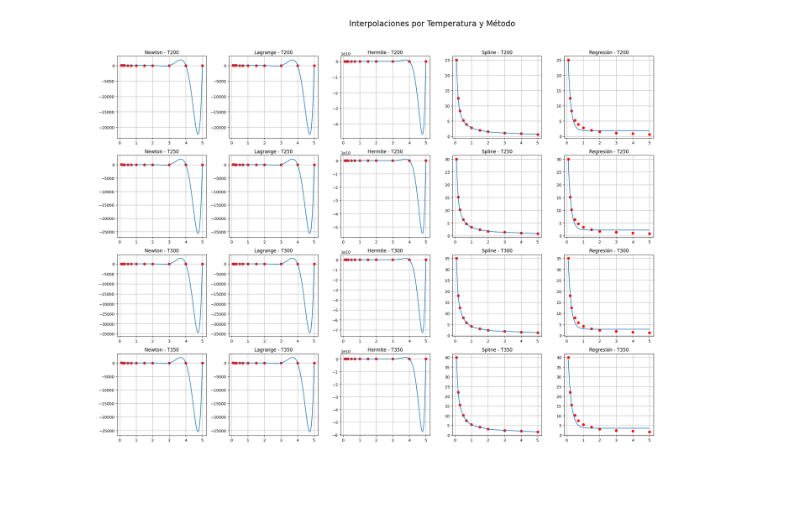
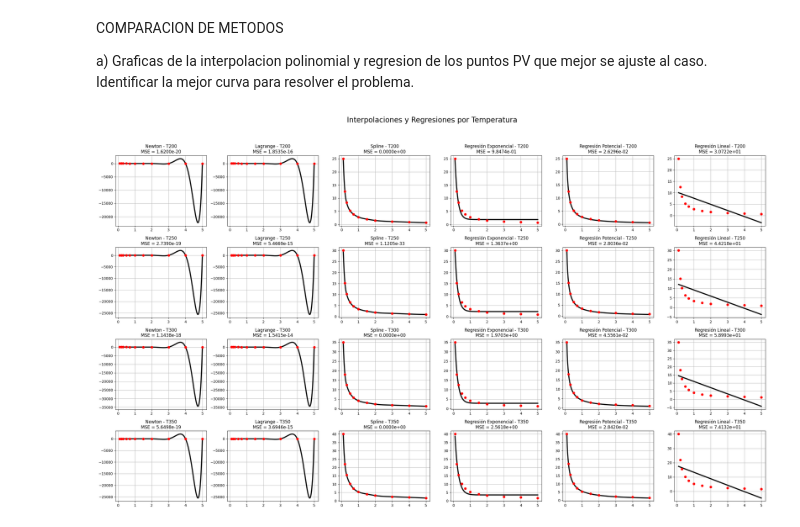
Before and after one commit to rubenelices/caso1_metodos_numericos, a Jupyter notebook: Comparacion_metodos.ipynb, the cells around one changed output. Cells and saved outputs as stored; diff of their text form; code cells hidden in the pictures; blank space fills up the shorter version.

```diff
--- a/Comparacion_metodos.ipynb
+++ b/Comparacion_metodos.ipynb
@@ -3,10 +1,17 @@ COMPARACION DE METODOS
+# %% [markdown]
+COMPARACION DE METODOS
+
+a) Graficas de la interpolacion polinomial y regresion de los puntos PV que mejor se ajuste al caso.
+Identificar la mejor curva para
+resolver el problema.
 # %%
 import numpy as np
 import matplotlib.pyplot as plt
 from scipy.interpolate import KroghInterpolator, CubicSpline, lagrange
 from scipy.optimize import curve_fit
+from sklearn.metrics import mean_squared_error
 
-# Tus datos
+# === DATOS
 datos = {
     'T200': {'P': [0.1,0.2,0.3,0.5,0.7,1.0,1.5,2.0,3.0,4.0,5.0], 'V': [25.0,12.5,8.3,5.2,3.9,2.8,2.0,1.5,1.1,0.85,0.65]},
     'T250': {'P': [0.1,0.2,0.3,0.5,0.7,1.0,1.5,2.0,3.0,4.0,5.0], 'V': [30.0,15.2,10.2,6.4,4.7,3.4,2.4,1.8,1.4,1.1,0.9]},
@@ -14,77 +19,68 @@ datos = {
     'T350': {'P': [0.1,0.2,0.3,0.5,0.7,1.0,1.5,2.0,3.0,4.0,5.0], 'V': [40.0,22.0,15.5,10.2,7.4,5.3,4.0,3.1,2.4,2.0,1.6]},
 }
 
-# Derivadas para Hermite
-derivadas_por_temperatura = {
-    'T200': {0.2: -83.50000,0.3: -24.33333,0.5: -11.00000,0.7: -4.80000,1.0: -2.37500},
-    'T250': {0.2: -99.00000,0.3: -29.33333,0.5: -13.75000,0.7: -6.00000,1.0: -2.87500},
-    'T300': {0.2: -112.50000,0.3: -33.33333,0.5: -16.75000,0.7: -7.80000,1.0: -3.50000},
-    'T350': {0.2: -122.50000,0.3: -39.33333,0.5: -20.25000,0.7: -9.80000,1.0: -4.25000}
-}
+temperaturas = ['T200', 'T250', 'T300', 'T350']
+metodos = ['Newton', 'Lagrange', 'Spline', 'Regresión Exponencial', 'Regresión Potencial', 'Regresión Lineal']
+errores = {temp: {} for temp in temperaturas}
 
-# Configuración de métodos
-temperaturas = ['T200', 'T250', 'T300', 'T350']
-metodos = ['Newton', 'Lagrange', 'Hermite', 'Spline', 'Regresión', 'Otro']
+# === FIGURA
+fig, axs = plt.subplots(nrows=4, ncols=6, figsize=(26, 16))
+fig.suptitle("Interpolaciones y Regresiones por Temperatura", fontsize=20)
 
-# Crear figura 4x6
-fig, axs = plt.subplots(nrows=4, ncols=6, figsize=(24, 16))
-fig.suptitle("Interpolaciones por Temperatura y Método", fontsize=20)
-
-# Loop principal
 for i, temp in enumerate(temperaturas):
     x = datos[temp]['P']
     y = datos[temp]['V']
 
     for j, metodo in enumerate(metodos):
         ax = axs[i, j]
         try:
             if metodo == 'Newton':
-                # Newton ≈ Krogh sin derivadas
                 f = KroghInterpolator(x, y)
 
             elif metodo == 'Lagrange':
                 pol = lagrange(x, y)
                 f = lambda xv: pol(xv)
 
-            elif metodo == 'Hermite':
-                derivadas = derivadas_por_temperatura[temp]
-                x_herm = []
-                y_herm = []
-                for xi, yi in zip(x, y):
-                    x_herm.append(xi)
-                    y_herm.append(yi)
-                    if xi in derivadas:
-                        x_herm.append(xi)
-                        y_herm.append(derivadas[xi])
-                f = KroghInterpolator(x_herm, y_herm)
-
             elif metodo == 'Spline':
                 f = CubicSpline(x, y)
 
-            elif metodo == 'Regresión':
-                def modelo(xv, a, b, c, d):
+            elif metodo == 'Regresión Exponencial':
+                def modelo_exp(xv, a, b, c, d):
                     return a * np.exp(-b * xv / d) + c
-                popt, _ = curve_fit(modelo, x, y, p0=[1, 1, 1, 1])
-                f = lambda xv: modelo(xv, *popt)
+                x_np = np.array(x)
+                y_np = np.array(y)
+                popt, _ = curve_fit(modelo_exp, x_np, y_np, p0=[max(y), 1, min(y), 1], maxfev=10000)
+                f = lambda xv: modelo_exp(np.array(xv), *popt)
 
-            else:
-                ax.axis('off')
-                continue
+            elif metodo == 'Regresión Potencial':
+                def modelo_pot(xv, a, b):
+                    return a * xv ** b
+                x_np = np.array(x)
+                y_np = np.array(y)
+                popt, _ = curve_fit(modelo_pot, x_np, y_np, p0=[1, -1], maxfev=10000)
+                f = lambda xv: modelo_pot(np.array(xv), *popt)
 
-            # Evaluar y graficar
+            elif metodo == 'Regresión Lineal':
+                b, a = np.polyfit(x, y, 1)
+                f = lambda xv: a + b * np.array(xv)
+
             x_plot = np.linspace(min(x), max(x), 200)
             y_plot = f(x_plot)
+            y_pred = f(x)
+            mse = mean_squared_error(y, y_pred)
+            errores[temp][metodo] = mse
 
+            ax.plot(x_plot, y_plot, label='Interpolación', color="black", linewidth=3)
             ax.plot(x, y, 'ro', label='Datos')
-            ax.plot(x_plot, y_plot, label='Interpolación')
-            ax.set_title(f"{metodo} - {temp}")
+            ax.set_title(f"{metodo} - {temp}\nMSE = {mse:.4e}")
             ax.grid(True)
 
         except Exception as e:
-            ax.text(0.5, 0.5, 'Error', ha='center', va='center')
+            errores[temp][metodo] = np.inf
+            ax.text(0.5, 0.5, 'Error\n' + str(e), ha='center', va='center', fontsize=9)
             ax.set_title(f"{metodo} - {temp}")
 
 plt.tight_layout(rect=[0, 0.03, 1, 0.95])
 plt.show()
 # %% [output]
-[figure, old version]
+[figure, new version]
```
Also changed, not shown: parts of 5 cells of this notebook.
